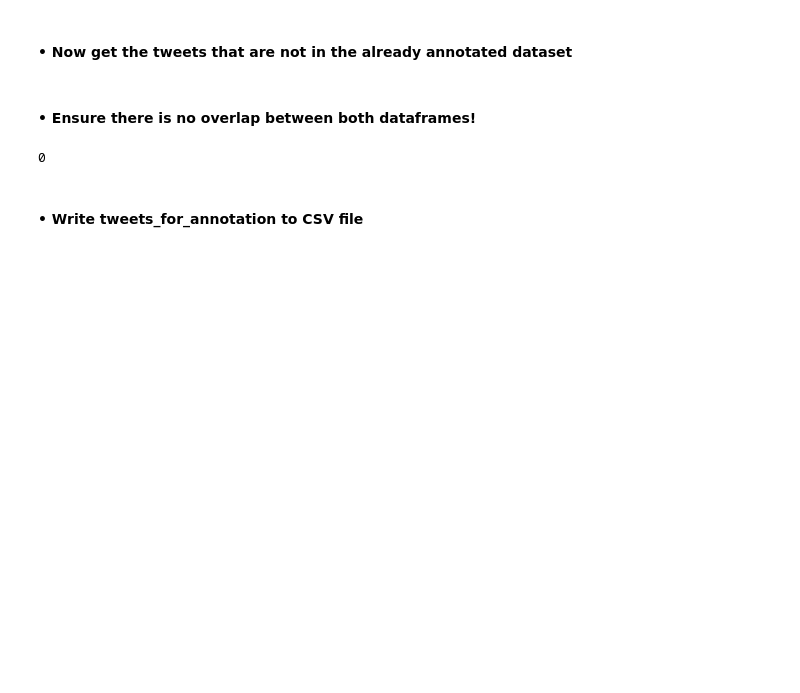
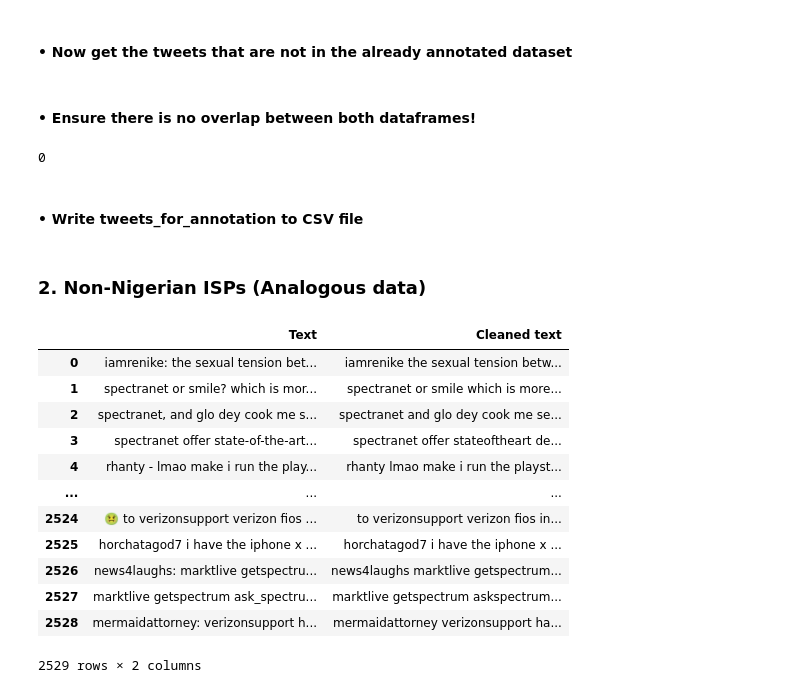
Before and after one commit to KoredeAkande/nigerian_isp_sentiment_analysis, a Jupyter notebook: notebooks/4-data-cleaning-and-preprocessing.ipynb, the cells around one changed output. Saved outputs shown, nothing was run; the diff lists cells and outputs as text; code cells hidden in the pictures; blank space fills up the shorter version.

```diff
--- a/notebooks/4-data-cleaning-and-preprocessing.ipynb
+++ b/notebooks/4-data-cleaning-and-preprocessing.ipynb
@@ -360,0 +369,25 @@ tweets_for_annotation.to_csv('../data/processed/new_text_for_absa_annotation2.cs
+# %% [markdown]
+### 2. Non-Nigerian ISPs (Analogous data)
+# %%
+#Load the data from non-Nigerian ISPs
+analogous_data = pd.read_csv("../data/analogous-data/analogous_tweets_nov_27.csv")
+# %%
+analogous_data_cleaned = analogous_data.copy()[['Text']]
+analogous_data_cleaned.Text = analogous_data_cleaned.Text.apply(clean_text)
+analogous_data_cleaned['Cleaned text'] = analogous_data_cleaned.Text.apply(clean_text,no_punc=True,no_emoji=True, no_isp_name=True)
+# %%
+analogous_data_cleaned
+# %% [output]
+|  | Text | Cleaned text |
+| 0 | iamrenike: the sexual tension bet... | iamrenike the sexual tension betw... |
+| 1 | spectranet or smile? which is mor... | spectranet or smile which is more... |
+| 2 | spectranet, and glo dey cook me s... | spectranet and glo dey cook me se... |
+| 3 | spectranet offer state-of-the-art... | spectranet offer stateoftheart de... |
+| 4 | rhanty - lmao make i run the play... | rhanty lmao make i run the playst... |
+| ... | ... | ... |
+| 2524 | 🤢 to verizonsupport verizon fios ... | to verizonsupport verizon fios in... |
+| 2525 | horchatagod7 i have the iphone x ... | horchatagod7 i have the iphone x ... |
+| 2526 | news4laughs: marktlive getspectru... | news4laughs marktlive getspectrum... |
+| 2527 | marktlive getspectrum ask_spectru... | marktlive getspectrum askspectrum... |
+| 2528 | mermaidattorney: verizonsupport h... | mermaidattorney verizonsupport ha... |
+2529 rows × 2 columns
```
Also changed, not shown: parts of 11 cells of this notebook.
